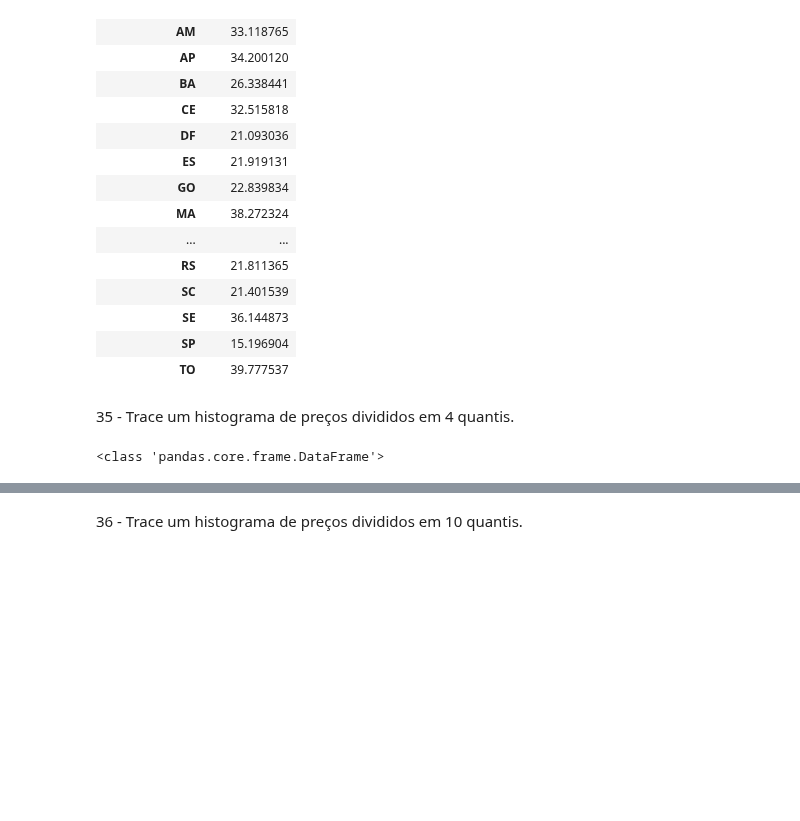
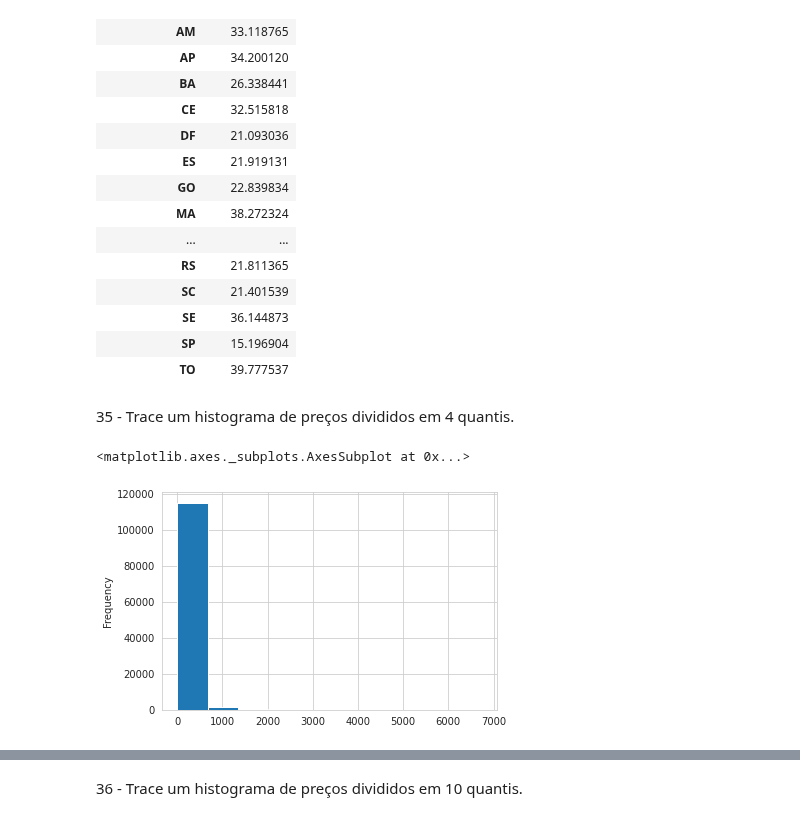
Before and after one commit to skillox1/PADSW06MDCD, a Jupyter notebook: Olist.ipynb, the cells around one changed output, grey strips where cells are left out. Cells and saved outputs as stored; diff of their text form; code cells hidden in the pictures; blank space fills up the shorter version.

```diff
--- a/Olist.ipynb
+++ b/Olist.ipynb
@@ -630,6 +630,12 @@ olist.groupby("customer_state").agg({"freight_value":["mean"]})
 | TO | 39.777537 |
 # %% [markdown]
 35 - Trace um histograma de preços divididos em 4 quantis.
+# %%
+sns.set_style('whitegrid')
+olist['price'].plot(kind='hist')
+# %% [output]
+<matplotlib.axes._subplots.AxesSubplot at 0x...>
+[figure, added]
 # %%
 q = olist.quantile([0.00, 0.25, 0.50, 0.75, 1.00])
 
@@ -639,7 +645,3 @@ q1 = olist[((olist[col]>=q[col][0.00]) & (olist[col]<q[col][0.25]))]
 q2 = olist[((olist[col]>=q[col][0.25]) & (olist[col]<q[col][0.50]))]
 q3 = olist[((olist[col]>=q[col][0.50]) & (olist[col]<q[col][0.75]))]
 q4 = olist[((olist[col]>=q[col][0.75]) & (olist[col]<=q[col][1.00]))]
-# %%
-print(type(q1))
-# %% [output]
-<class 'pandas.core.frame.DataFrame'>
```
Also changed, not shown: parts of 5 cells of this notebook.
